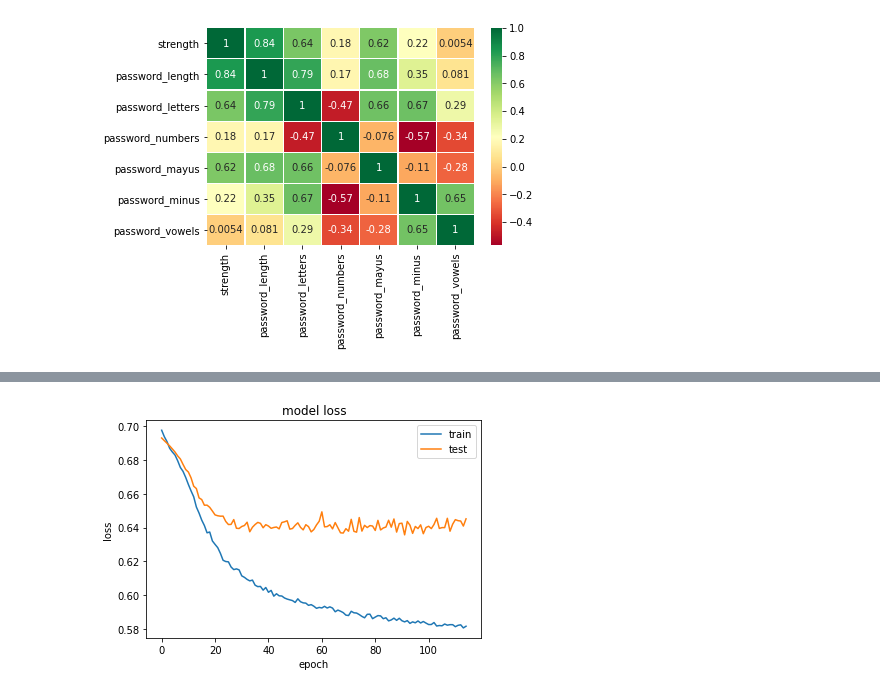
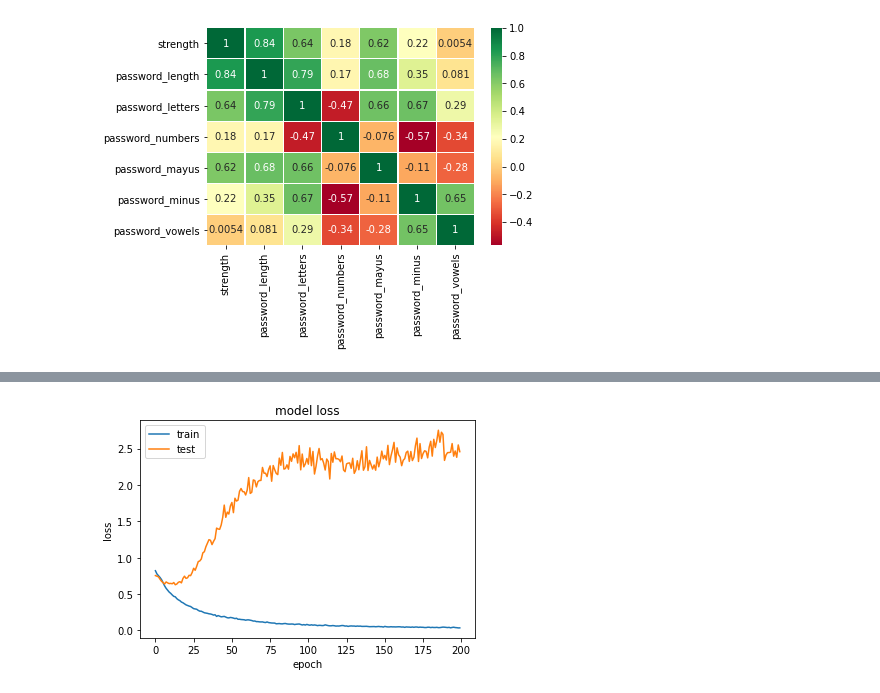
Before and after one commit to castaned/RNP, a Jupyter notebook: rn_passwords_evaluacionparcial.ipynb, the cells around one changed output, grey strips where cells are left out. Drawn from its saved outputs; the diff is of its cells as text; code cells hidden in the pictures.

```diff
--- a/rn_passwords_evaluacionparcial.ipynb
+++ b/rn_passwords_evaluacionparcial.ipynb
@@ -44,6 +33,6 @@ Mounted at /content/drive
 # %%
 #importamos el dataset a utilizar de drive
-df = pd.read_csv('/content/drive/My Drive/Classroom/ML/passwords.csv', error_bad_lines=False)
+df = pd.read_csv('passwords.csv', error_bad_lines=False)
 # %% [output]
 b'Skipping line 2810: expected 2 fields, saw 5\nSkipping line 4641: expected 2 fields, saw 5\nSkipping line 7171: expected 2 fields, saw 5\nSkipping line 11220: expected 2 fields, saw 5\nSkipping line ...
 b'Skipping line 264626: expected 2 fields, saw 5\nSkipping line 265028: expected 2 fields, saw 5\nSkipping line 269150: expected 2 fields, saw 5\nSkipping line 271360: expected 2 fields, saw 5\nSkippi ...
@@ -131,8 +120,8 @@ fig = sns.heatmap(df.corr(),annot=True,cmap='RdYlGn',linewidths=0.1) #df_train.c
 # %%
 #se separan los datos en valores de entrada (features) y los valores de salida (para este caso, el diagnositco)
 X_df = df                                                     #features
-X_df = X_df.drop(['strength'], axis=1)                        #eliminamos el valor de salida de las features
-y_df = df['strength']                                        #vector columna de diagnostico (valor de salida)
+X_df = X_df.drop(['strength','password'], axis=1)                        #eliminamos el valor de salida de las features
+y_df = df['strength']           #vector columna de diagnostico (valor de salida)
 # %%
 print(y_df.unique())
 X_df.head()
@@ -147,13 +136,13 @@ X_df.head()
 # %%
 #se utiliza la funcion train_test_split para separar los datos aleatoriamente en cuatro sets: dosde entrenamiento (70%) y otros dos de prueba (30%), tanto features como valores de salida
 
-x_tr, x_ts, y_tr, y_ts = train_test_split(X_df, y_df, test_size = 0.3, random_state = 42)   #generacion de arreglos aleatorios de features y valores de salida de entrenamiento y de prueba
+x_tr, x_ts, y_tr, y_ts = train_test_split(X_df, y_df, test_size = 0.2, random_state = 42)   #generacion de arreglos aleatorios de features y valores de salida de entrenamiento y de prueba
 
 y_tr = np.asarray(y_tr, dtype = np.int)   #cambiamos las variables al tipo numpy int
 y_ts = np.asarray(y_ts, dtype = np.int)
 
-y_tr = np.reshape(y_tr, [int(len(df)*0.70),1])          #reacomodamos el arreglo según el numero de valores en el dataset
-y_ts = np.reshape(y_ts, [int(len(df)*.30),1])
+y_tr = np.reshape(y_tr, [len(y_tr),1])          #reacomodamos el arreglo según el numero de valores en el dataset
+y_ts = np.reshape(y_ts, [len(y_ts),1])
 
 print(x_ts.shape)
 print(x_tr.shape)
@@ -166,0 +156,6 @@ print(y_tr.shape)
+# %%
+# procedimiento para convertir las categorias a ONE-HOT encoding   (ejemplo  3 -> (0,0,1))
+from keras.utils import np_utils
+n_classes = 3
+y_tr = np_utils.to_categorical(y_tr,n_classes)
+y_ts = np_utils.to_categorical(y_ts,n_classes)
@@ -298,63 +202,34 @@ Test Prediction = 0.255
 # %%
-#realizamos el algoritmo de clasificacion usando keras
-
-# Hyperparameters
-training_epochs = 1000 # Total number of training epochs
-learning_rate = 0.1 # The learning rate
-hidden_layer1 = len(X_df.columns)
-hidden_layer2 = len(X_df.columns)/2
-
-#objetos a utilizar
-early_stopping = EarlyStopping(
-    monitor='val_acc',
-    patience=50,
-    min_delta=0.001,
-    mode='max'
-)
+from matplotlib import pyplot as plt
+from keras.models import Sequential
+from keras.layers.core import Dense
+from keras.layers import Dropout
 
 # create a model
 def create_model():
     model = tf.keras.Sequential()
-    # Hidden layer 1
-    model.add(tf.keras.layers.Dense(hidden_layer1, input_dim=hidden_layer1,activation='sigmoid'))
-    model.add(tf.keras.layers.Dropout(0.1))
-    # Hidden layer 2
-    #model.add(tf.keras.layers.Dense(hidden_layer2, input_dim=hidden_layer1,activation='sigmoid'))
-    #model.add(tf.keras.layers.Dropout(0.1))
+    # Hidden layer
+    model.add(tf.keras.layers.Dense(20, input_dim=6,activation='sigmoid'))
+    model.add(Dropout(0.5))
+    model.add(tf.keras.layers.Dense(10, input_dim=20,activation='relu'))
     # Output layer
-    model.add(tf.keras.layers.Dense(1, activation='sigmoid'))
+    model.add(tf.keras.layers.Dense(3, activation='softmax'))
 
     # Compile a model
-    model.compile(loss='binary_crossentropy',
-                  optimizer=tf.keras.optimizers.SGD(learning_rate),
-                  metrics=['acc'])
+    model.compile(loss='categorical_crossentropy', metrics=['accuracy'], optimizer='adam')
     return model
 
 model = create_model()
 model.summary()
 
-results = model.fit(
-    x_tr, y_tr,
-    epochs= training_epochs,
-    validation_data = (x_ts, y_ts),
-    verbose = 1,
-   callbacks = [early_stopping]
-)
 
-
-
-print("Evaluating on training set...")
-(loss, accuracy) = model.evaluate(x_tr, y_tr, verbose=0)
-print("loss={:.4f}, accuracy: {:.4f}%".format(loss,accuracy * 100))
-
-print("Evaluating on testing set...")
-(loss, accuracy) = model.evaluate(x_ts, y_ts, verbose=0)
-print("loss={:.4f}, accuracy: {:.4f}%".format(loss,accuracy * 100))
+# training the model for 10 epochs
+results = model.fit(x_tr, y_tr, batch_size=32, epochs=200, validation_data=(x_ts, y_ts))
 
 
 # summarize history for accuracy
-plt.plot(results.history['acc'])
-plt.plot(results.history['val_acc'])
+plt.plot(results.history['accuracy'])
+plt.plot(results.history['val_accuracy'])
 plt.title('model accuracy')
 plt.ylabel('accuracy')
 plt.xlabel('epoch')
@@ -369,13 +244,4 @@ plt.ylabel('loss')
 plt.xlabel('epoch')
 plt.legend(['train', 'test'])
 plt.show()
-
-
-max_loss = np.max(results.history['loss'])
-min_loss = np.min(results.history['loss'])
-print("Maximum Loss : {:.4f}".format(max_loss))
-print("")
-print("Minimum Loss : {:.4f}".format(min_loss))
-print("")
-print("Loss difference : {:.4f}".format((max_loss - min_loss)))
 # %% [output]
@@ -400 +266 @@ loss=0.6452, accuracy: 26.0667%
-[figure, old version]
+[figure, new version]
```
Also changed, not shown: parts of 12 cells of this notebook, 1 other file.
